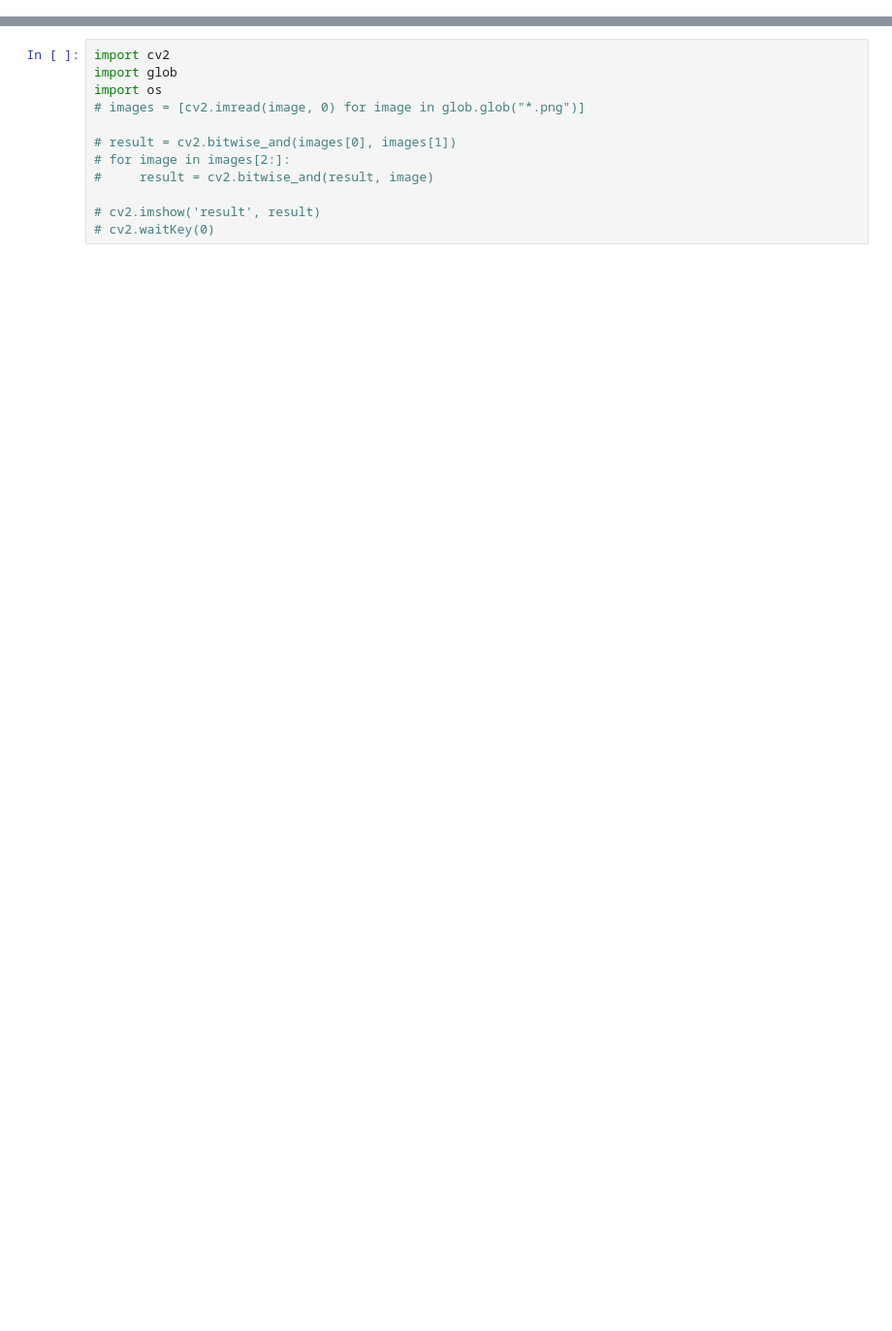
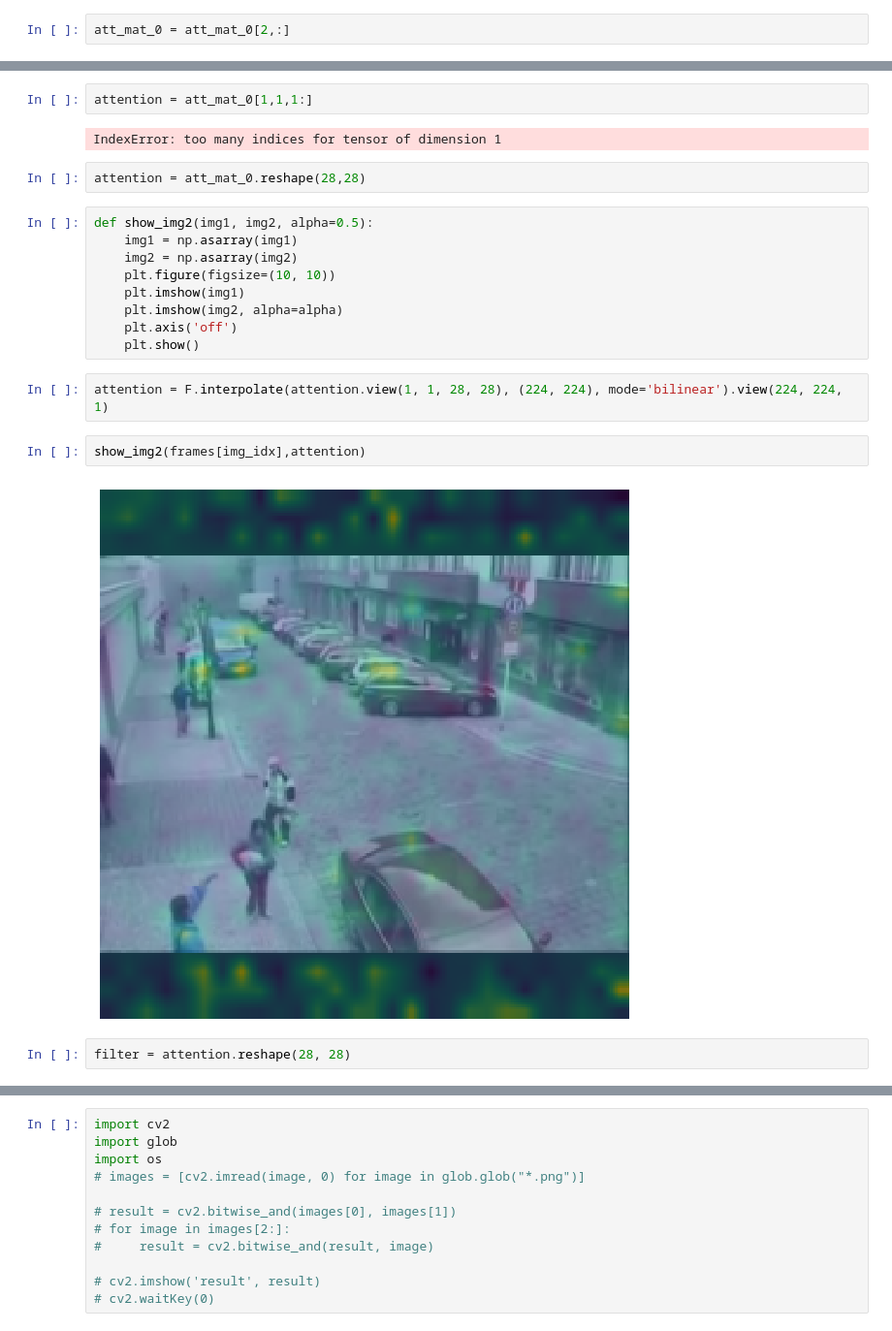
Before and after one commit to ratheeshaditya/thesis, a Jupyter notebook: aditya_test.ipynb, the cells around one changed output, grey strips where cells are left out. Shown at 97% size. Drawn from its saved outputs; the diff is of its cells as text; blank space fills up the shorter version.

```diff
--- a/aditya_test.ipynb
+++ b/aditya_test.ipynb
@@ -81,0 +603,2 @@ array([11, 11, 11, 11, 11, 11, 11, 11, 11, 11, 11, 11, 11, 11, 11, 11, 11,
+# %%
+att_mat_0 = att_mat_0[2,:]
@@ -81,0 +608,23 @@ array([11, 11, 11, 11, 11, 11, 11, 11, 11, 11, 11, 11, 11, 11, 11, 11, 11,
+# %%
+attention = att_mat_0[1,1,1:]
+# %% [output]
+IndexError: too many indices for tensor of dimension 1
+# %%
+attention = att_mat_0.reshape(28,28)
+# %%
+def show_img2(img1, img2, alpha=0.5):
+    img1 = np.asarray(img1)
+    img2 = np.asarray(img2)
+    plt.figure(figsize=(10, 10))
+    plt.imshow(img1)
+    plt.imshow(img2, alpha=alpha)
+    plt.axis('off')
+    plt.show()
+# %%
+attention = F.interpolate(attention.view(1, 1, 28, 28), (224, 224), mode='bilinear').view(224, 224, 1)
+# %%
+show_img2(frames[img_idx],attention)
+# %% [output]
+[figure, added]
+# %%
+filter = attention.reshape(28, 28)
```
Also changed, not shown: parts of 128 cells of this notebook, 7 other files.
